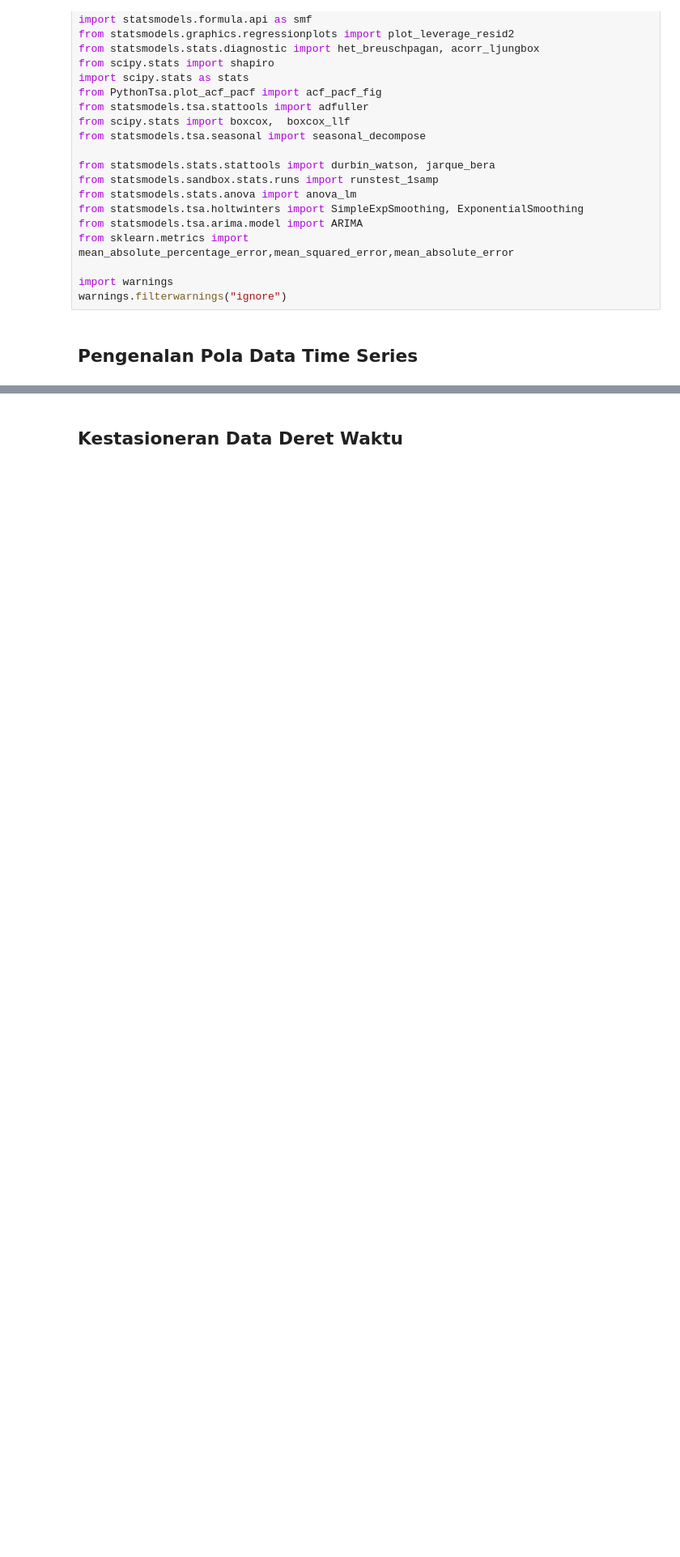
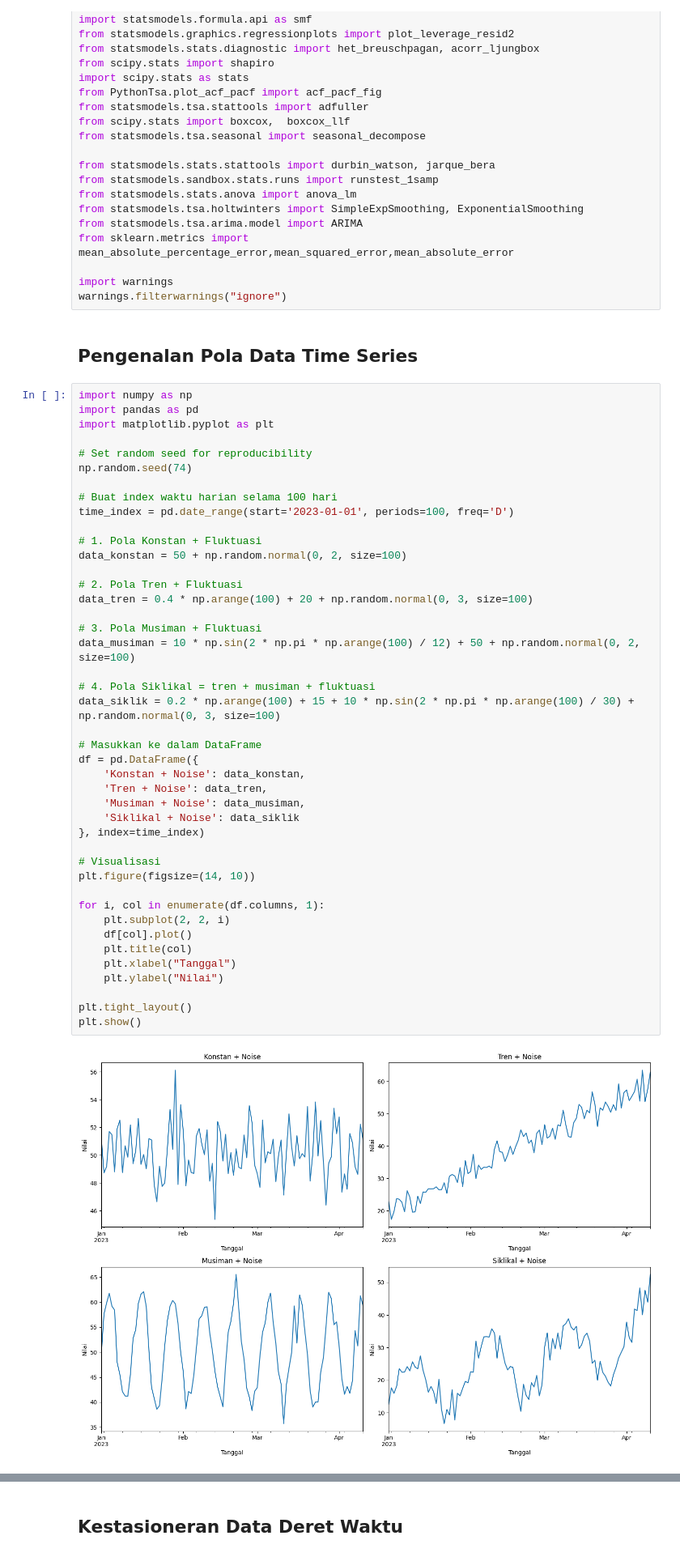
Before and after one commit to yenniangraini/pelatihanTS, a Jupyter notebook: Hands_On_Pelatihan_Forecasting.ipynb, the cells around one changed output, grey strips where cells are left out. Shown at 81% size. Drawn from its saved outputs; the diff is of its cells as text; blank space fills up the shorter version.

```diff
--- a/Hands_On_Pelatihan_Forecasting.ipynb
+++ b/Hands_On_Pelatihan_Forecasting.ipynb
@@ -48,3 +48,48 @@ import warnings
 warnings.filterwarnings("ignore")
 # %% [markdown]
 ## Pengenalan Pola Data Time Series
+# %%
+import numpy as np
+import pandas as pd
+import matplotlib.pyplot as plt
+
+# Set random seed for reproducibility
+np.random.seed(74)
+
+# Buat index waktu harian selama 100 hari
+time_index = pd.date_range(start='2023-01-01', periods=100, freq='D')
+
+# 1. Pola Konstan + Fluktuasi
+data_konstan = 50 + np.random.normal(0, 2, size=100)
+
+# 2. Pola Tren + Fluktuasi
+data_tren = 0.4 * np.arange(100) + 20 + np.random.normal(0, 3, size=100)
+
+# 3. Pola Musiman + Fluktuasi
+data_musiman = 10 * np.sin(2 * np.pi * np.arange(100) / 12) + 50 + np.random.normal(0, 2, size=100)
+
+# 4. Pola Siklikal = tren + musiman + fluktuasi
+data_siklik = 0.2 * np.arange(100) + 15 + 10 * np.sin(2 * np.pi * np.arange(100) / 30) + np.random.normal(0, 3, size=100)
+
+# Masukkan ke dalam DataFrame
+df = pd.DataFrame({
+    'Konstan + Noise': data_konstan,
+    'Tren + Noise': data_tren,
+    'Musiman + Noise': data_musiman,
+    'Siklikal + Noise': data_siklik
+}, index=time_index)
+
+# Visualisasi
+plt.figure(figsize=(14, 10))
+
+for i, col in enumerate(df.columns, 1):
+    plt.subplot(2, 2, i)
+    df[col].plot()
+    plt.title(col)
+    plt.xlabel("Tanggal")
+    plt.ylabel("Nilai")
+
+plt.tight_layout()
+plt.show()
+# %% [output]
+[figure, added]
```
Also changed, not shown: parts of 77 cells of this notebook.
